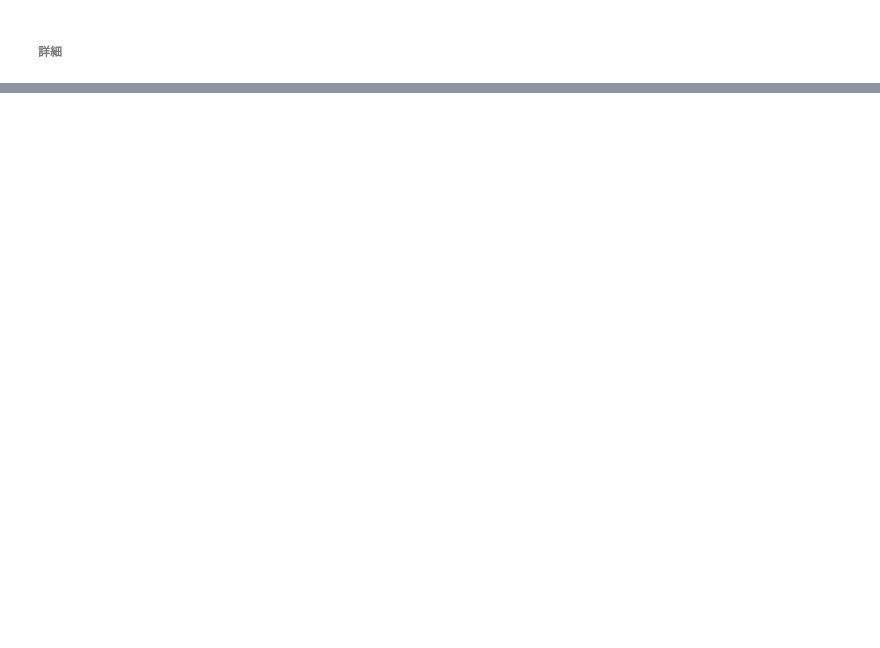
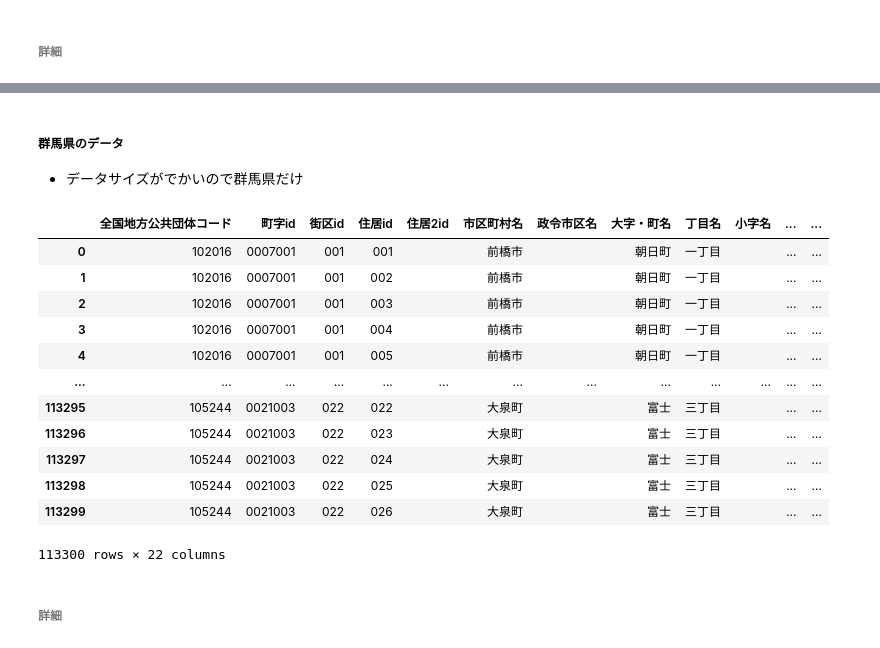
Before and after one commit to zero3kw/abr-data-summary, a Jupyter notebook: abr_data_summery.ipynb, the cells around one changed output, grey strips where cells are left out. Saved outputs shown, nothing was run; the diff lists cells and outputs as text; code cells hidden in the pictures; blank space fills up the shorter version.

```diff
--- a/abr_data_summery.ipynb
+++ b/abr_data_summery.ipynb
@@ -350,0 +366,24 @@ memory usage: 302.7+ MB
+# %% [markdown]
+##### 群馬県のデータ
+- データサイズがでかいので群馬県だけ
+# %%
+url = 'https://gov-csv-export-public.s3.ap-northeast-1.amazonaws.com/mt_rsdtdsp_rsdt/pref/mt_rsdtdsp_rsdt_pref10.csv.zip'
+data = get_data(url)
+df = make_dataframe(data)
+df
+# %% [output]
+|  | 全国地方公共団体コード | 町字id | 街区id | 住居id | 住居2id | 市区町村名 | 政令市区名 | 大字・町名 | 丁目名 | 小字名 | ... | ... |
+| 0 | 102016 | 0007001 | 001 | 001 |  | 前橋市 |  | 朝日町 | 一丁目 |  | ... | ... |
+| 1 | 102016 | 0007001 | 001 | 002 |  | 前橋市 |  | 朝日町 | 一丁目 |  | ... | ... |
+| 2 | 102016 | 0007001 | 001 | 003 |  | 前橋市 |  | 朝日町 | 一丁目 |  | ... | ... |
+| 3 | 102016 | 0007001 | 001 | 004 |  | 前橋市 |  | 朝日町 | 一丁目 |  | ... | ... |
+| 4 | 102016 | 0007001 | 001 | 005 |  | 前橋市 |  | 朝日町 | 一丁目 |  | ... | ... |
+| ... | ... | ... | ... | ... | ... | ... | ... | ... | ... | ... | ... | ... |
+| 113295 | 105244 | 0021003 | 022 | 022 |  | 大泉町 |  | 富士 | 三丁目 |  | ... | ... |
+| 113296 | 105244 | 0021003 | 022 | 023 |  | 大泉町 |  | 富士 | 三丁目 |  | ... | ... |
+| 113297 | 105244 | 0021003 | 022 | 024 |  | 大泉町 |  | 富士 | 三丁目 |  | ... | ... |
+| 113298 | 105244 | 0021003 | 022 | 025 |  | 大泉町 |  | 富士 | 三丁目 |  | ... | ... |
+| 113299 | 105244 | 0021003 | 022 | 026 |  | 大泉町 |  | 富士 | 三丁目 |  | ... | ... |
+113300 rows × 22 columns
+# %% [markdown]
+###### 詳細
```
Also changed, not shown: parts of 50 cells of this notebook.
